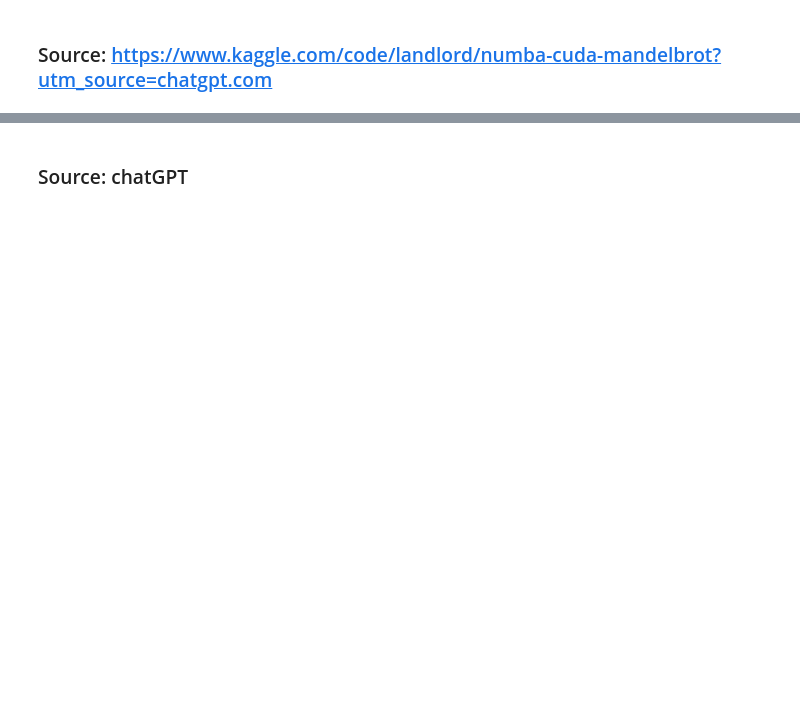
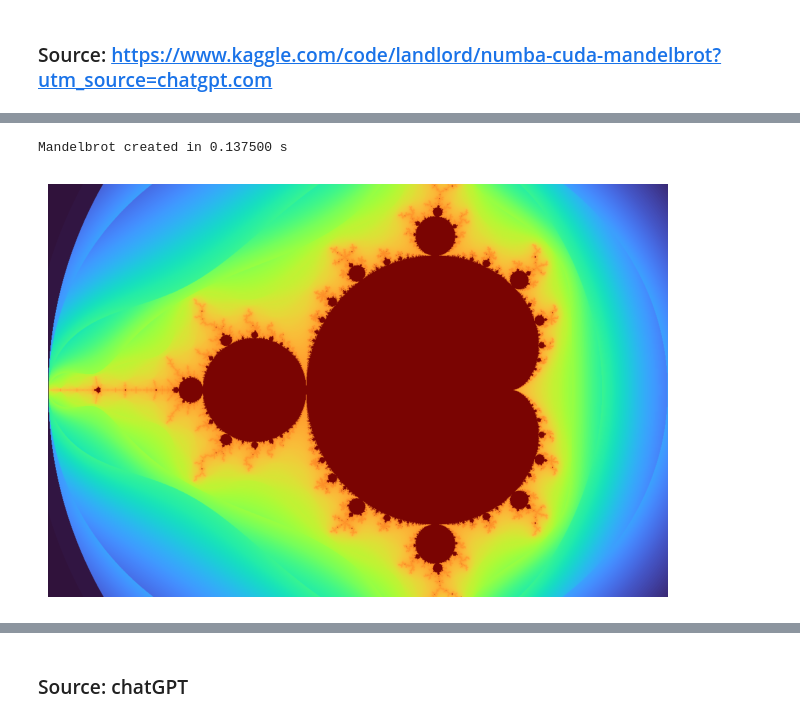
Before and after one commit to eandreas/fractalart, a Jupyter notebook: playgrounds/_performance.ipynb, the cells around one changed output, grey strips where cells are left out. Cells and saved outputs as stored; diff of their text form; code cells hidden in the pictures; blank space fills up the shorter version.

```diff
--- a/playgrounds/_performance.ipynb
+++ b/playgrounds/_performance.ipynb
@@ -48,2 +78,16 @@ Mandelbrot created in 8.013984 s
+# %%
+from fractalart.fractal.mandelbrot import *
+
+m = Mandelbrot(-2.0, 1.0, -1.0, 1.0, max_iter=200)
+m.resolution = 1024, 1536
+start = timer()
+m.render()
+dt = timer() - start
+m.equalize_histogram()
+print("Mandelbrot created in %f s" % dt)
+m.plot()
+# %% [output]
+Mandelbrot created in 0.137500 s
+[figure, added]
 # %%
 create_fractal(-2.0, -1.7, -0.1, 0.1, image, 200)
```
Also changed, not shown: parts of 10 cells of this notebook, 1 other file.
